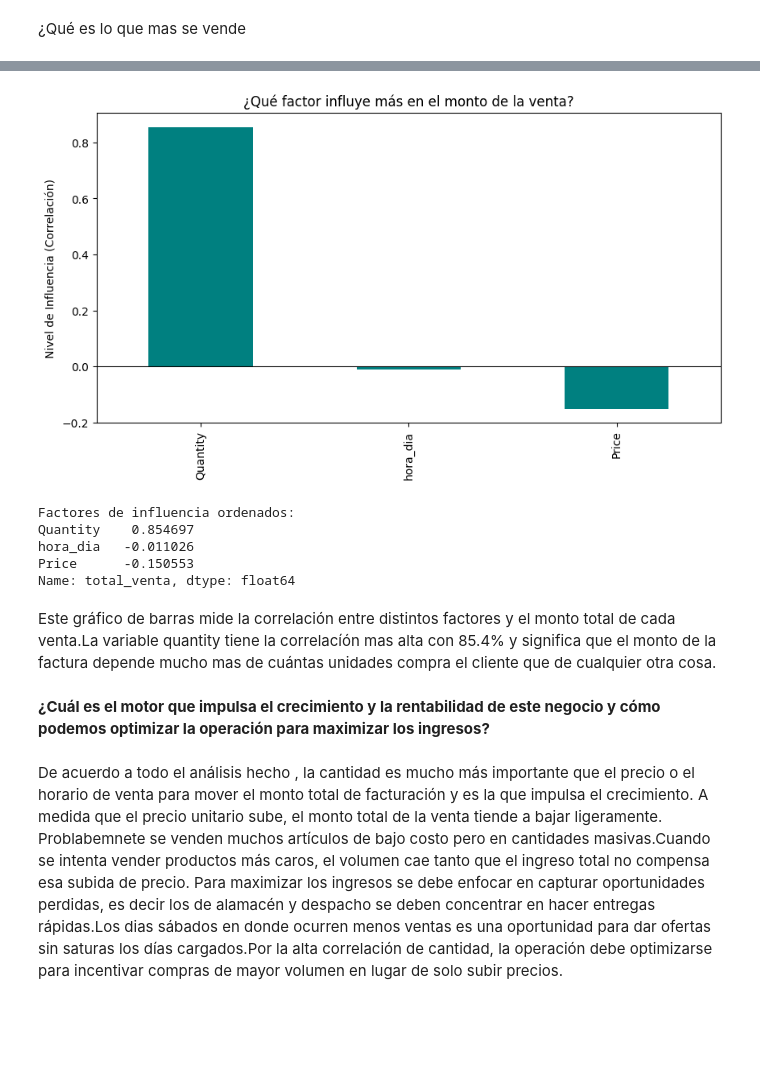
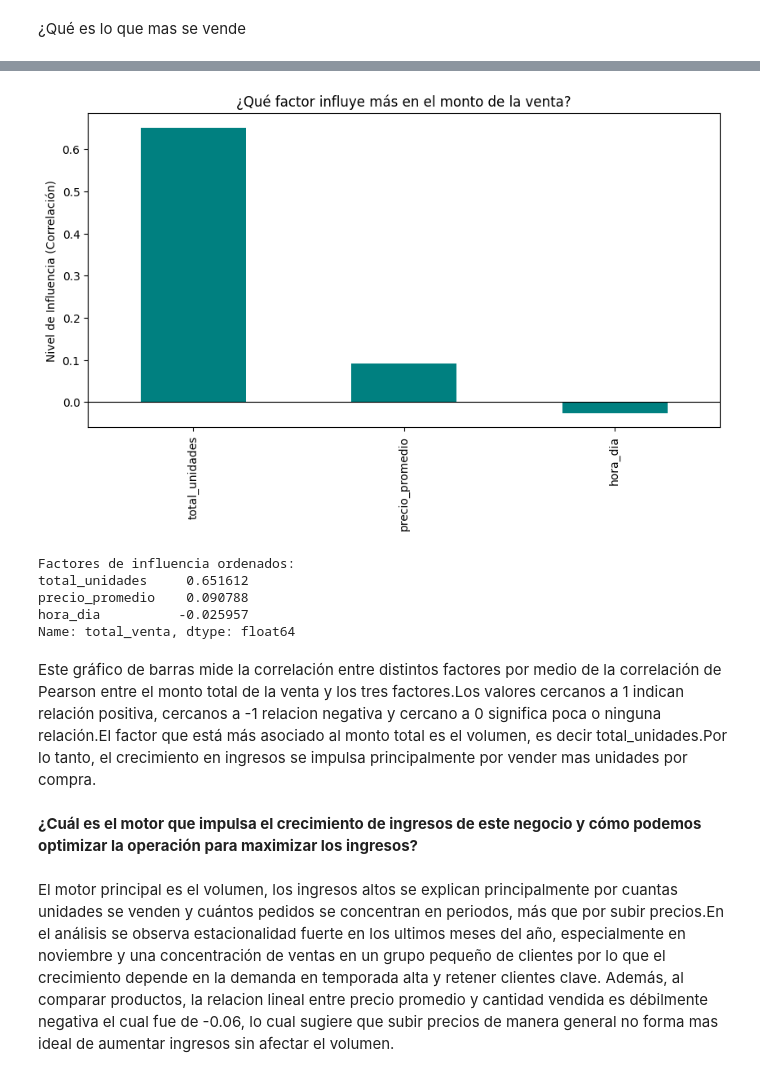
Before and after one commit to lauzac3lor7-design/analisis_venta_ecommerce, a Jupyter notebook: ecommerce3.ipynb, the cells around one changed output, grey strips where cells are left out. Cells and saved outputs as stored; diff of their text form; code cells hidden in the pictures; blank space fills up the shorter version.

```diff
--- a/ecommerce3.ipynb
+++ b/ecommerce3.ipynb
@@ -655,40 +703,43 @@ df_afinidad.head(10)
 # %%
 query = """
 SELECT
+    invoice,
     country,
-    Price,
-    Quantity,
-    (Price * Quantity) as total_venta,
+    SUM(Price * Quantity) as total_venta,
+    SUM(Quantity) as total_unidades,
+    AVG(Price) as precio_promedio,
     strftime('%H', invoicedate) as hora_dia
 FROM ventas
+GROUP BY invoice, country, hora_dia
 """
 df_influencia = pd.read_sql_query(query, conn)
 
 # 2. Análisis de Correlación (Para ver qué variable se mueve más con el éxito)
 # Convertimos la hora a número para poder compararla
 df_influencia['hora_dia'] = df_influencia['hora_dia'].astype(int)
-correlaciones = df_influencia[['Price', 'Quantity', 'hora_dia', 'total_venta']].corr()['total_venta'].sort_values(ascending=False)
-
+correlaciones = df_influencia[['precio_promedio', 'total_unidades', 'hora_dia', 'total_venta']].corr()['total_venta'].sort_values(ascending=False)
 
 plt.figure(figsize=(10, 5))
 correlaciones.drop('total_venta').plot(kind='bar', color='teal')
 plt.title('¿Qué factor influye más en el monto de la venta?')
 plt.ylabel('Nivel de Influencia (Correlación)')
 plt.axhline(0, color='black', linewidth=0.8)
 plt.show()
 
 print("Factores de influencia ordenados:")
 print(correlaciones.drop('total_venta'))
+# Cerramos la conexión a la base de datos
+conn.close()
 # %% [output]
-[figure, old version]
+[figure, new version]
 Factores de influencia ordenados:
-Quantity    0.854697
-hora_dia   -0.011026
-Price      -0.150553
+total_unidades     0.651612
+precio_promedio    0.090788
+hora_dia          -0.025957
 Name: total_venta, dtype: float64
-# %% [markdown]
-Este gráfico de barras mide la correlación entre distintos factores y el monto total de cada venta.La variable quantity tiene la correlacíón mas alta con 85.4% y significa que el monto de la factura depende mucho mas de cuántas unidades compra el cliente que de cualquier otra cosa.
+# %% [markdown]
+Este gráfico de barras mide la correlación entre distintos factores por medio de la correlación de Pearson entre el monto total de la venta y los tres factores.Los valores cercanos a 1 indican relación positiva, cercanos a -1 relacion negativa y cercano a 0 significa poca o ninguna relación.El factor que está más asociado al monto total es el volumen, es decir total_unidades.Por lo tanto, el crecimiento en ingresos se impulsa principalmente por vender mas unidades por compra.
 # %% [markdown]
-**¿Cuál es el motor que impulsa el crecimiento y la rentabilidad de este negocio y cómo podemos optimizar la operación para maximizar los ingresos?**
+**¿Cuál es el motor que impulsa el crecimiento de ingresos de este negocio y cómo podemos optimizar la operación para maximizar los ingresos?**
-# %% [markdown]
-De acuerdo a todo el análisis hecho , la cantidad es mucho más importante que el precio o el horario de venta para mover el monto total de facturación y es la que impulsa el crecimiento. A medida que el precio unitario sube, el monto total de la venta tiende a bajar ligeramente. Problabemnete se venden muchos artículos de bajo costo pero en cantidades masivas.Cuando se intenta vender productos más caros, el volumen cae tanto que el ingreso total no compensa esa subida de precio. Para maximizar los ingresos se debe enfocar en capturar oportunidades perdidas, es decir los de alamacén y despacho se deben concentrar en hacer entregas rápidas.Los dias sábados en donde ocurren menos ventas es una oportunidad para dar ofertas sin saturas los días cargados.Por la alta correlación de cantidad, la operación debe optimizarse para incentivar compras de mayor volumen en lugar de solo subir precios.
+# %% [markdown]
+El motor principal es el volumen, los ingresos altos se explican principalmente por cuantas unidades se venden y cuántos pedidos se concentran en periodos, más que por subir precios.En el análisis se observa estacionalidad fuerte en los ultimos meses del año, especialmente en noviembre y una concentración de ventas en un grupo pequeño de clientes por lo que el crecimiento depende en la demanda en temporada alta y retener clientes clave. Además, al comparar productos, la relacion lineal entre precio promedio y cantidad vendida es débilmente negativa el cual fue de -0.06, lo cual sugiere que subir precios de manera general no forma mas ideal de aumentar ingresos sin afectar el volumen.
```
Also changed, not shown: parts of 41 cells of this notebook.
